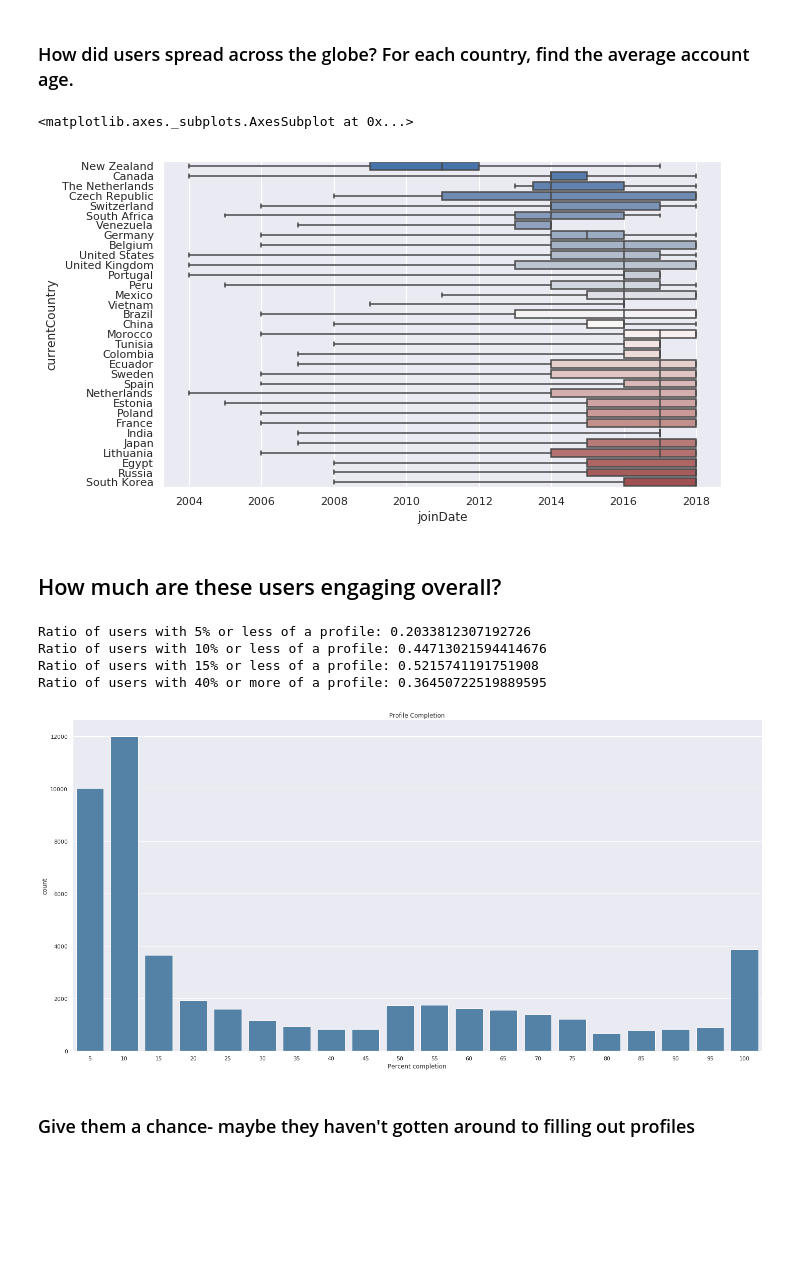
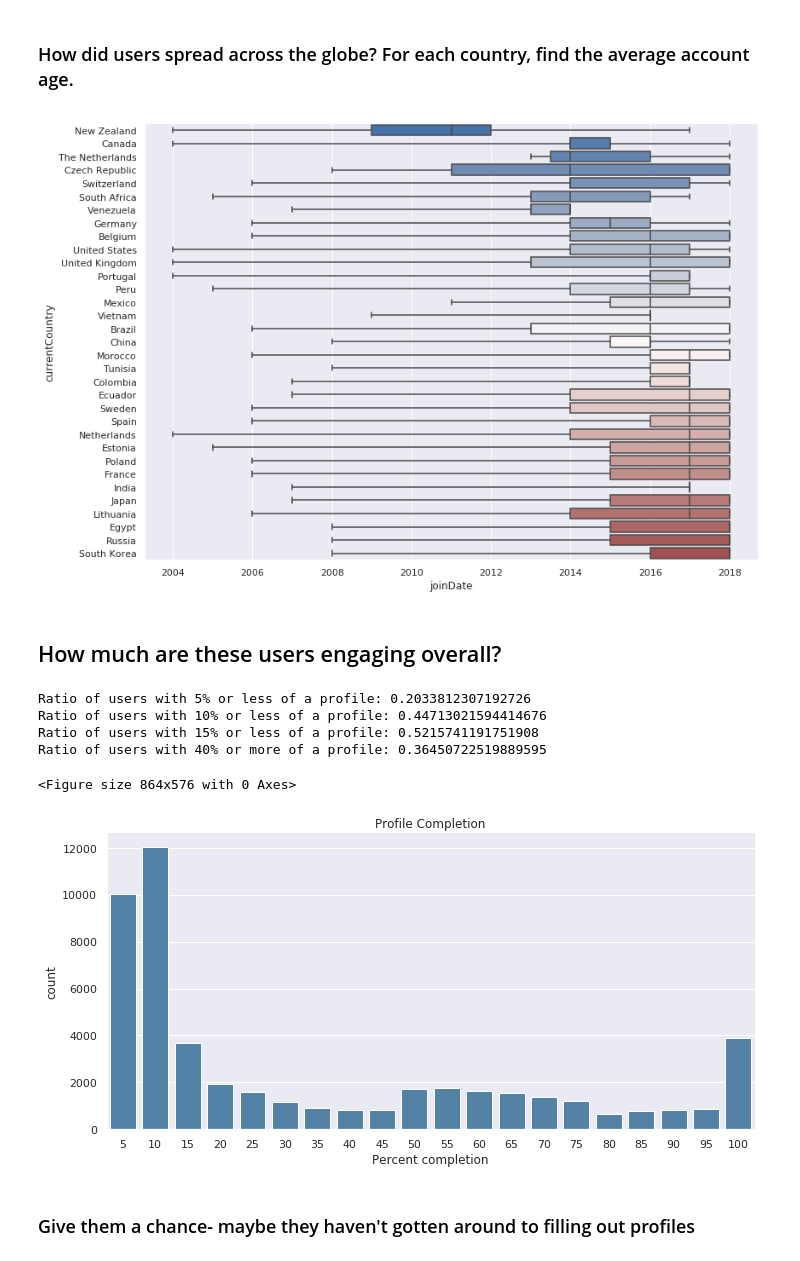
Before and after one commit to jimbudarz/sofariders-profile-analysis, a Jupyter notebook: SofaRiders EDA.ipynb, the cells around one changed output. Cells and saved outputs as stored; diff of their text form; code cells hidden in the pictures; blank space fills up the shorter version.

```diff
--- a/SofaRiders EDA.ipynb
+++ b/SofaRiders EDA.ipynb
@@ -182,13 +200,17 @@ Text(0.5,1,'Hours since last login')
 # %%
 ordering = df[df.currentCountry!="Nan"].groupby('currentCountry').joinDate.median()
 ordering.sort_values()
+
+plt.figure(figsize=(12,8))
+
 sns.boxplot(x="joinDate", y="currentCountry",
             data=df[df.currentCountry!="Nan"],
             whis="range", palette="vlag",
             order=ordering.sort_values().index)
+plt.tight_layout()
+plt.savefig('csSpread.svg')
 # %% [output]
-<matplotlib.axes._subplots.AxesSubplot at 0x...>
-[figure, old version]
+[figure, new version]
 # %%
 #pal = sns.cubehelix_palette(10, rot=-.25, light=.7)
 #g = sns.FacetGrid(df[(df.age>0) & (df.age < 122)], row="joinDate", aspect=15, height=3, palette=pal)
@@ -205,7 +227,8 @@ sns.boxplot(x="joinDate", y="currentCountry",
 ## How much are these users engaging overall?
 # %%
 #fig5 = plt.hist(df.profileCompletion, bins = 20)
-sns.catplot("profileCompletion", data=df, kind = 'count', color = 'steelblue', size=10, aspect=2)
+plt.figure(figsize=(12,8))
+sns.catplot("profileCompletion", data=df, kind = 'count', color = 'steelblue', height = 5, aspect=2)
 #sns.color_palette("Reds")
 plt.title('Profile Completion')
 plt.xlabel("Percent completion")
@@ -215,12 +238,14 @@ print("Ratio of users with 5% or less of a profile: " + str(sum(df.profileComple
 print("Ratio of users with 10% or less of a profile: " + str(sum(df.profileCompletion<=10)/len(df.profileCompletion)))
 print("Ratio of users with 15% or less of a profile: " + str(sum(df.profileCompletion<=15)/len(df.profileCompletion)))
 print("Ratio of users with 40% or more of a profile: " + str(sum(df.profileCompletion>=40)/len(df.profileCompletion)))
+plt.savefig('profileCompletion.png')
 # %% [output]
 Ratio of users with 5% or less of a profile: 0.2033812307192726
 Ratio of users with 10% or less of a profile: 0.44713021594414676
 Ratio of users with 15% or less of a profile: 0.5215741191751908
 Ratio of users with 40% or more of a profile: 0.36450722519889595
+<Figure size 864x576 with 0 Axes>
-[figure, old version]
+[figure, new version]
 # %% [markdown]
 ### Give them a chance- maybe they haven't gotten around to filling out profiles
 # %%
```
Also changed, not shown: parts of 13 cells of this notebook.
